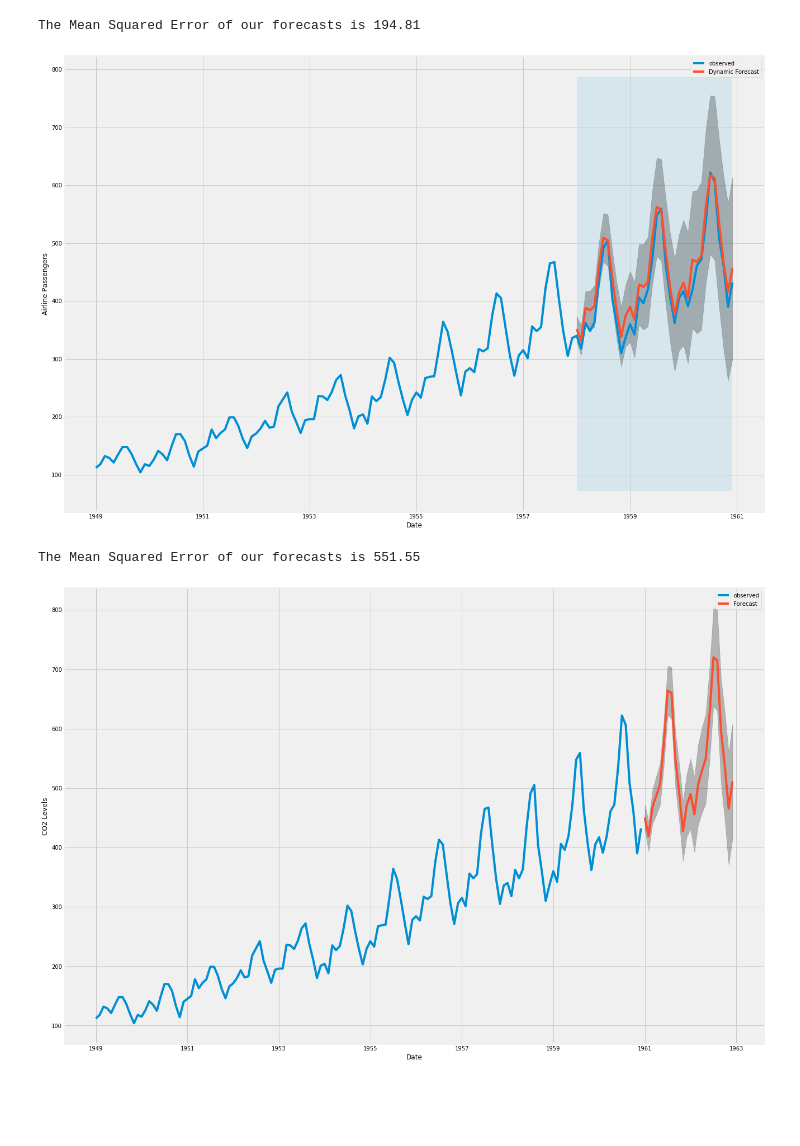
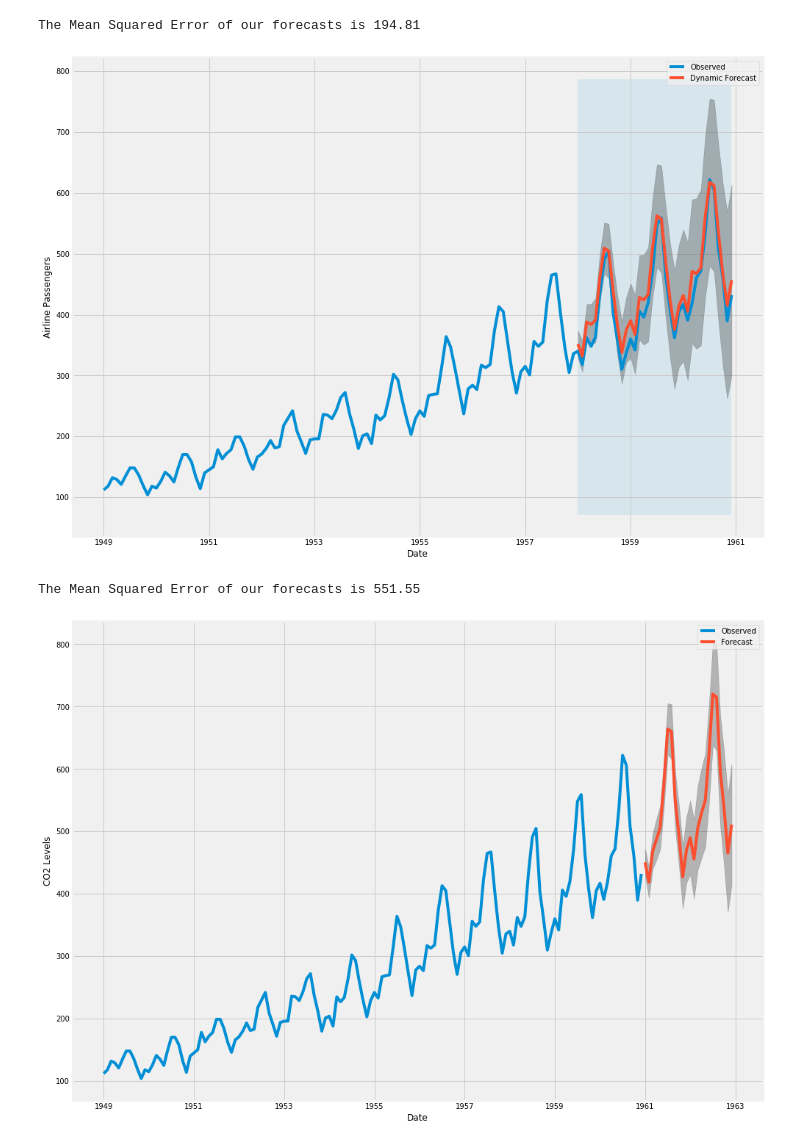
Before and after one commit to raffg/air-passengers-arima, a Jupyter notebook: sarimax.ipynb, the cells around one changed output. Drawn from its saved outputs; the diff is of its cells as text; code cells hidden in the pictures; blank space fills up the shorter version.

```diff
--- a/sarimax.ipynb
+++ b/sarimax.ipynb
@@ -144,23 +147,23 @@ The Mean Squared Error of our forecasts is 194.81
 pred_dynamic = results.get_prediction(start=pd.to_datetime('1958-01-01'), dynamic=True, full_results=True)
 pred_dynamic_ci = pred_dynamic.conf_int()
 # %%
-ax = y['1949':].plot(label='observed', figsize=(20, 15))
+ax = y['1949':].plot(label='Observed', figsize=(15, 12))
 pred_dynamic.predicted_mean.plot(label='Dynamic Forecast', ax=ax)
 
 ax.fill_between(pred_dynamic_ci.index,
                 pred_dynamic_ci.iloc[:, 0],
                 pred_dynamic_ci.iloc[:, 1], color='k', alpha=.25)
 
 ax.fill_betweenx(ax.get_ylim(), pd.to_datetime('1958-01-01'), y.index[-1],
                  alpha=.1, zorder=-1)
 
 ax.set_xlabel('Date')
 ax.set_ylabel('Airline Passengers')
 
 plt.legend()
 plt.show()
 # %% [output]
-[figure, old version]
+[figure, new version]
 # %%
 # Extract the predicted and true values of our time series
 y_forecasted = pred_dynamic.predicted_mean
@@ -178,7 +181,7 @@ pred_uc = results.get_forecast(steps=24)
 # Get confidence intervals of forecasts
 pred_ci = pred_uc.conf_int()
 # %%
-ax = y.plot(label='observed', figsize=(20, 15))
+ax = y.plot(label='Observed', figsize=(15, 12))
 pred_uc.predicted_mean.plot(ax=ax, label='Forecast')
 ax.fill_between(pred_ci.index,
                 pred_ci.iloc[:, 0],
@@ -189,4 +192,4 @@ ax.set_ylabel('CO2 Levels')
 plt.legend()
 plt.show()
 # %% [output]
-[figure, old version]
+[figure, new version]
```
Also changed, not shown: parts of 2 cells of this notebook.
